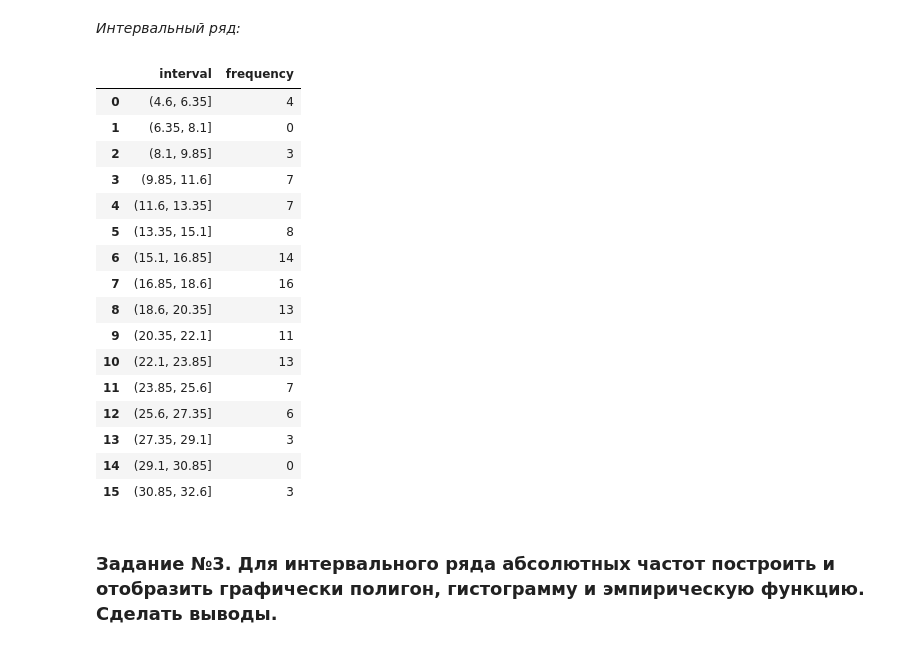
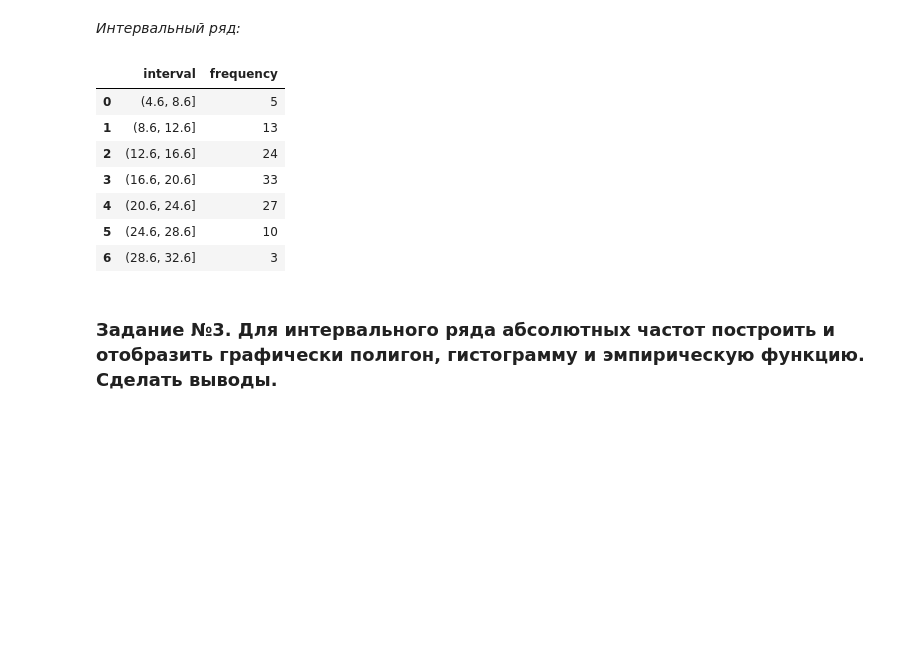
Before and after one commit to SelesPurple/statan, a Jupyter notebook: task.ipynb, the cells around one changed output. Saved outputs shown, nothing was run; the diff lists cells and outputs as text; code cells hidden in the pictures; blank space fills up the shorter version.

```diff
--- a/task.ipynb
+++ b/task.ipynb
@@ -127,33 +133,24 @@ selection_variation
 # %% [markdown]
 *Интервальный ряд:*
 # %%
-k = int(1+3.32*math.log(n))
+k = int(1+3.322*math.log10(n))
 min = selection_variation["variation"][0]
 max = selection_variation["variation"][len(selection_variation) - 1]
 h = (max - min)/k
 selection_interval = selection_ranked.squeeze().value_counts(bins = k).to_frame().reset_index()
 selection_interval.columns=["interval", "frequency"]
 selection_interval = selection_interval.sort_values("interval").reset_index(drop=True)
 selection_interval["interval"][0] = pd.Interval(left = selection_ranked["temp"][0], right = selection_interval["interval"][0].right)
 selection_interval
 # %% [output]
 |  | interval | frequency |
-| 0 | (4.6, 6.35] | 4 |
-| 1 | (6.35, 8.1] | 0 |
-| 2 | (8.1, 9.85] | 3 |
-| 3 | (9.85, 11.6] | 7 |
-| 4 | (11.6, 13.35] | 7 |
-| 5 | (13.35, 15.1] | 8 |
-| 6 | (15.1, 16.85] | 14 |
-| 7 | (16.85, 18.6] | 16 |
-| 8 | (18.6, 20.35] | 13 |
-| 9 | (20.35, 22.1] | 11 |
-| 10 | (22.1, 23.85] | 13 |
-| 11 | (23.85, 25.6] | 7 |
-| 12 | (25.6, 27.35] | 6 |
-| 13 | (27.35, 29.1] | 3 |
-| 14 | (29.1, 30.85] | 0 |
-| 15 | (30.85, 32.6] | 3 |
+| 0 | (4.6, 8.6] | 5 |
+| 1 | (8.6, 12.6] | 13 |
+| 2 | (12.6, 16.6] | 24 |
+| 3 | (16.6, 20.6] | 33 |
+| 4 | (20.6, 24.6] | 27 |
+| 5 | (24.6, 28.6] | 10 |
+| 6 | (28.6, 32.6] | 3 |
 # %% [markdown]
 ### **Задание №3.** Для интервального ряда абсолютных частот построить и отобразить графически полигон, гистограмму и эмпирическую функцию. Сделать выводы.
 # %%
```
Also changed, not shown: parts of 33 cells of this notebook.
